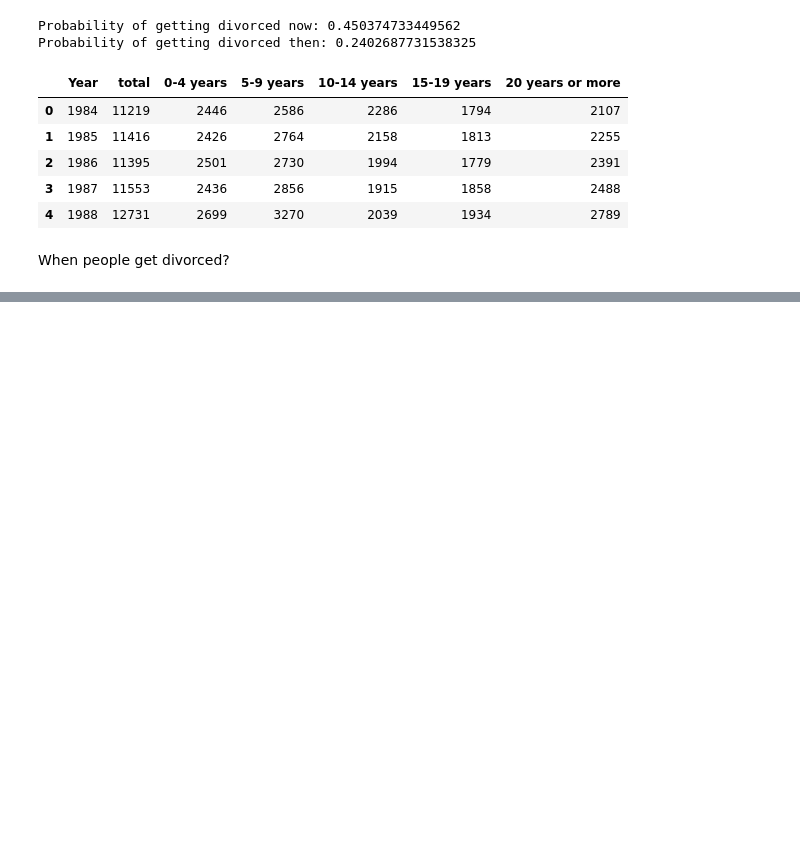
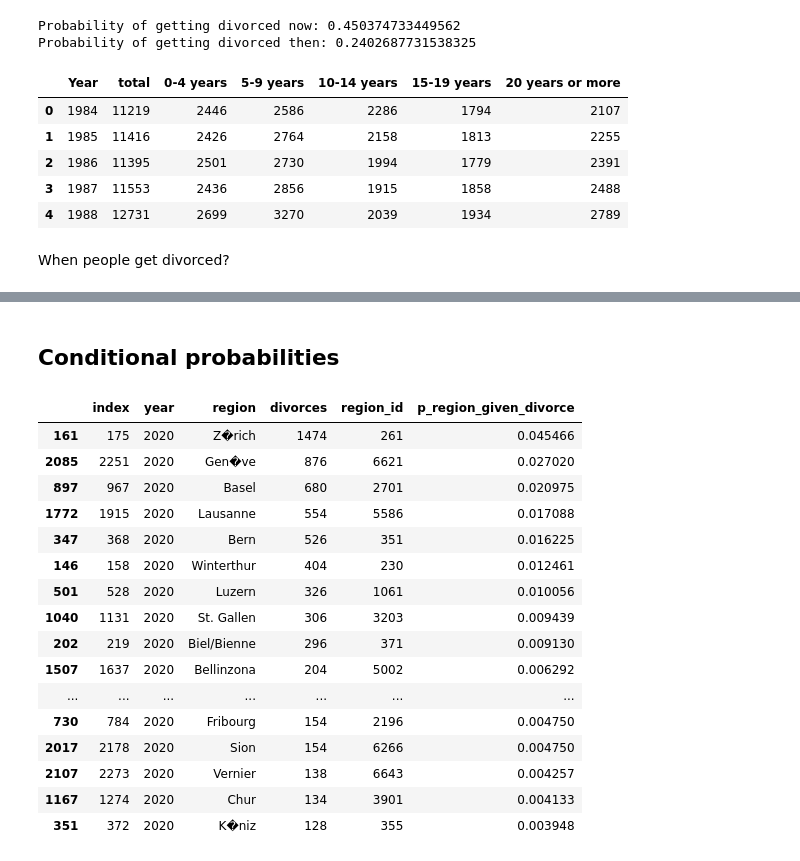
Before and after one commit to magdasalatka/data-stories, a Jupyter notebook: divorces/divorces.ipynb, the cells around one changed output, grey strips where cells are left out. Saved outputs shown, nothing was run; the diff lists cells and outputs as text; code cells hidden in the pictures; blank space fills up the shorter version.

```diff
--- a/divorces/divorces.ipynb
+++ b/divorces/divorces.ipynb
@@ -113,3 +114,5 @@ fig.update_layout(title_text="Probability of being divorced", title_x=0.5, yaxis
 fig.show()
 # %% [output]
 [interactive output not drawn]
+# %% [markdown]
+## Conditional probabilities
@@ -115,0 +133,21 @@ fig.show()
+# %%
+# df2.sort_values(by="p_region_given_divorce", ascending=False)[0:20]
+p_region = None
+# %% [output]
+|  | index | year | region | divorces | region_id | p_region_given_divorce |
+| 161 | 175 | 2020 | Z�rich | 1474 | 261 | 0.045466 |
+| 2085 | 2251 | 2020 | Gen�ve | 876 | 6621 | 0.027020 |
+| 897 | 967 | 2020 | Basel | 680 | 2701 | 0.020975 |
+| 1772 | 1915 | 2020 | Lausanne | 554 | 5586 | 0.017088 |
+| 347 | 368 | 2020 | Bern | 526 | 351 | 0.016225 |
+| 146 | 158 | 2020 | Winterthur | 404 | 230 | 0.012461 |
+| 501 | 528 | 2020 | Luzern | 326 | 1061 | 0.010056 |
+| 1040 | 1131 | 2020 | St. Gallen | 306 | 3203 | 0.009439 |
+| 202 | 219 | 2020 | Biel/Bienne | 296 | 371 | 0.009130 |
+| 1507 | 1637 | 2020 | Bellinzona | 204 | 5002 | 0.006292 |
+| ... | ... | ... | ... | ... | ... | ... |
+| 730 | 784 | 2020 | Fribourg | 154 | 2196 | 0.004750 |
+| 2017 | 2178 | 2020 | Sion | 154 | 6266 | 0.004750 |
+| 2107 | 2273 | 2020 | Vernier | 138 | 6643 | 0.004257 |
+| 1167 | 1274 | 2020 | Chur | 134 | 3901 | 0.004133 |
+| 351 | 372 | 2020 | K�niz | 128 | 355 | 0.003948 |
```
Also changed, not shown: parts of 4 cells of this notebook, 1 other file.
